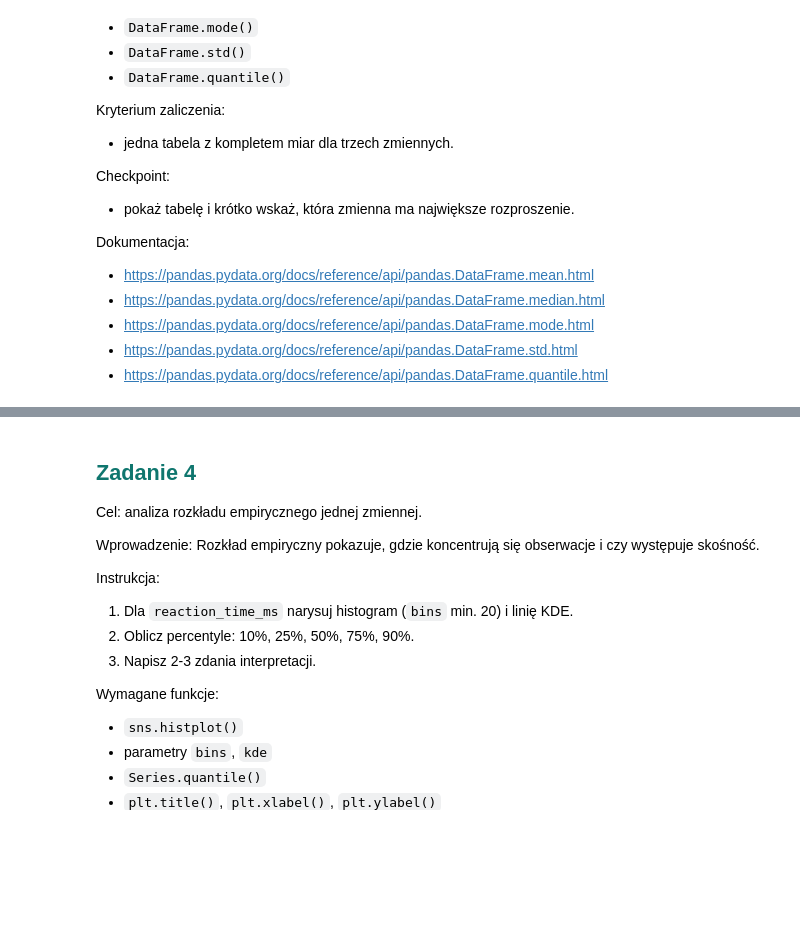
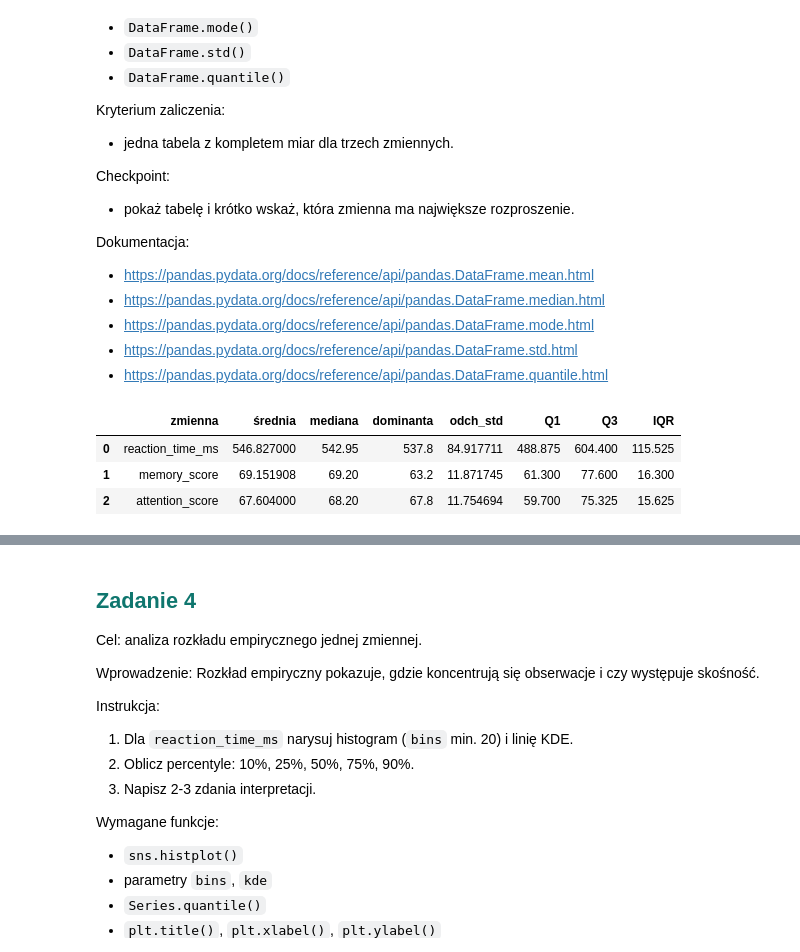
Before and after one commit to maciejkocik/AnalizaDanychPythonKurs, a Jupyter notebook: AnalizaDanychPython_Lekcja2.ipynb, the cells around one changed output, grey strips where cells are left out. Drawn from its saved outputs; the diff is of its cells as text; code cells hidden in the pictures; blank space fills up the shorter version.

```diff
--- a/AnalizaDanychPython_Lekcja2.ipynb
+++ b/AnalizaDanychPython_Lekcja2.ipynb
@@ -305,24 +305,33 @@ Dokumentacja:
 # %%
 # Zadanie 3 – miary tendencji centralnej i rozproszenia
 
 zmienne = ["reaction_time_ms", "memory_score", "attention_score"]
 
 wyniki = []
+
 for zmienna in zmienne:
+
     col = df[zmienna]
+
     Q1 = col.quantile(0.25)
     Q3 = col.quantile(0.75)
     IQR = Q3 - Q1
+
     wyniki.append({
         "zmienna": zmienna,
         "średnia": col.mean(),
         "mediana": col.median(),
         "dominanta": col.mode()[0],
         "odch_std": col.std(),
         "Q1": Q1,
         "Q3": Q3,
         "IQR": IQR,
     })
 
-tabela_miar = pd.DataFrame(wyniki).set_index("zmienna").round(2)
+tabela_miar = pd.DataFrame(wyniki)
 tabela_miar
+# %% [output]
+|  | zmienna | średnia | mediana | dominanta | odch_std | Q1 | Q3 | IQR |
+| 0 | reaction_time_ms | 546.827000 | 542.95 | 537.8 | 84.917711 | 488.875 | 604.400 | 115.525 |
+| 1 | memory_score | 69.151908 | 69.20 | 63.2 | 11.871745 | 61.300 | 77.600 | 16.300 |
+| 2 | attention_score | 67.604000 | 68.20 | 67.8 | 11.754694 | 59.700 | 75.325 | 15.625 |
```
Also changed, not shown: parts of 2 cells of this notebook.
